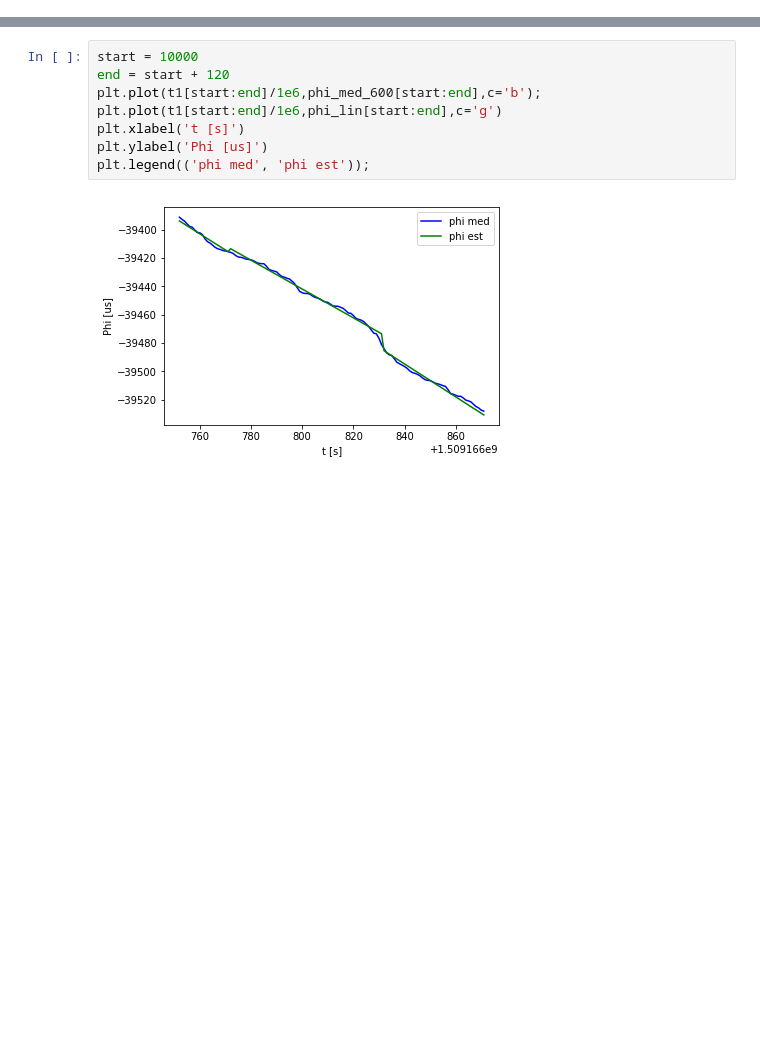
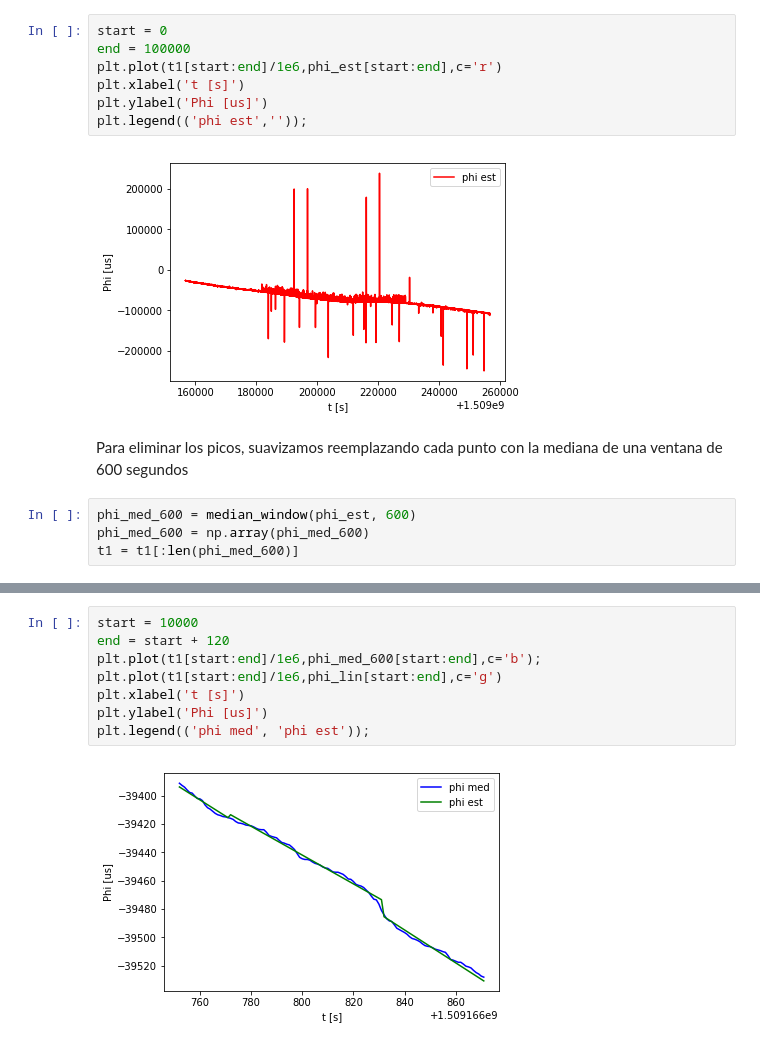
Before and after one commit to TallerIII-SIC/taller3-sic, a Jupyter notebook: src/sic.ipynb, the cells around one changed output, grey strips where cells are left out. Saved outputs shown, nothing was run; the diff lists cells and outputs as text; blank space fills up the shorter version.

```diff
--- a/src/sic.ipynb
+++ b/src/sic.ipynb
@@ -90,0 +48,15 @@ Finished Phi lin reg 60 (5.351s)
+# %%
+start = 0
+end = 100000
+plt.plot(t1[start:end]/1e6,phi_est[start:end],c='r')
+plt.xlabel('t [s]')
+plt.ylabel('Phi [us]')
+plt.legend(('phi est',''));
+# %% [output]
+[figure, added]
+# %% [markdown]
+Para eliminar los picos, suavizamos reemplazando cada punto con la mediana de una ventana de 600 segundos
+# %%
+phi_med_600 = median_window(phi_est, 600)
+phi_med_600 = np.array(phi_med_600)
+t1 = t1[:len(phi_med_600)]
```
Also changed, not shown: parts of 38 cells of this notebook, 26 other files.
